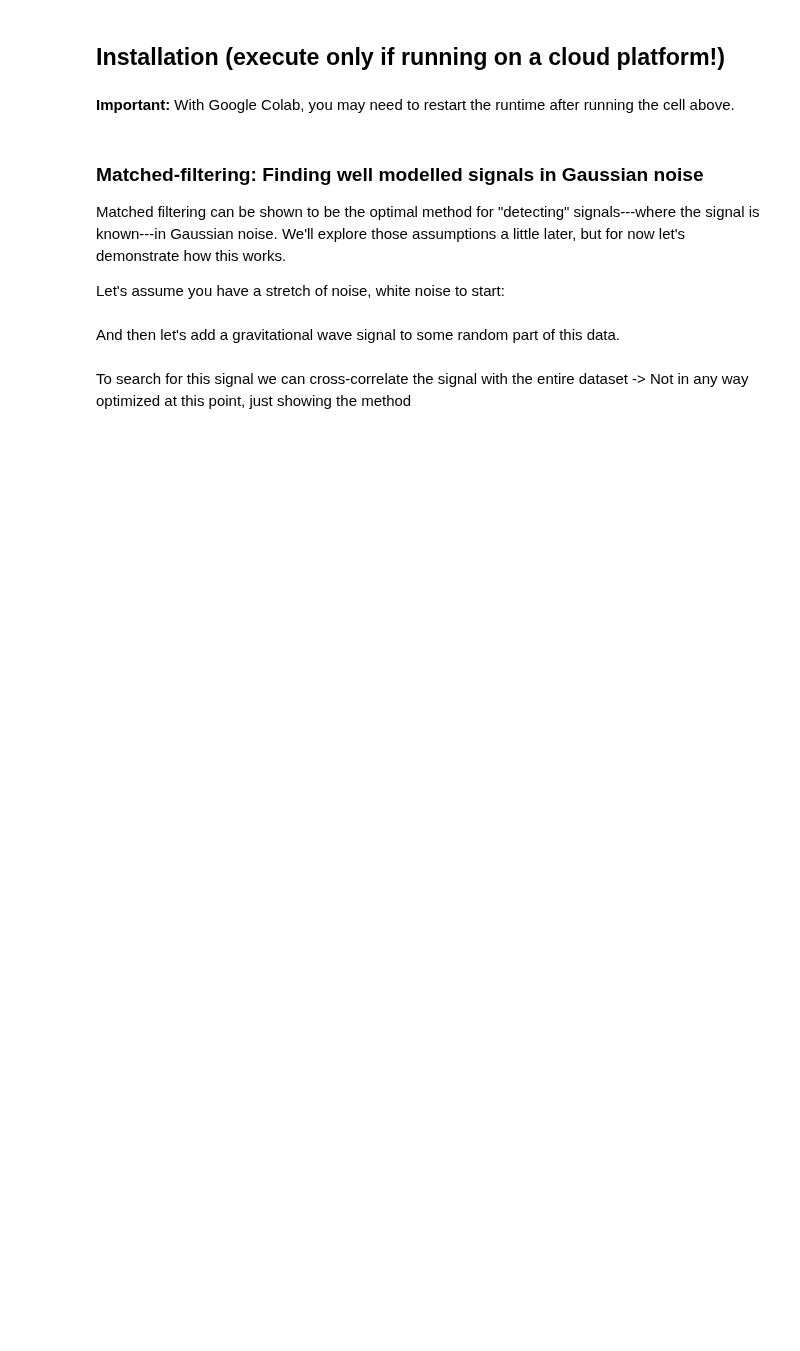
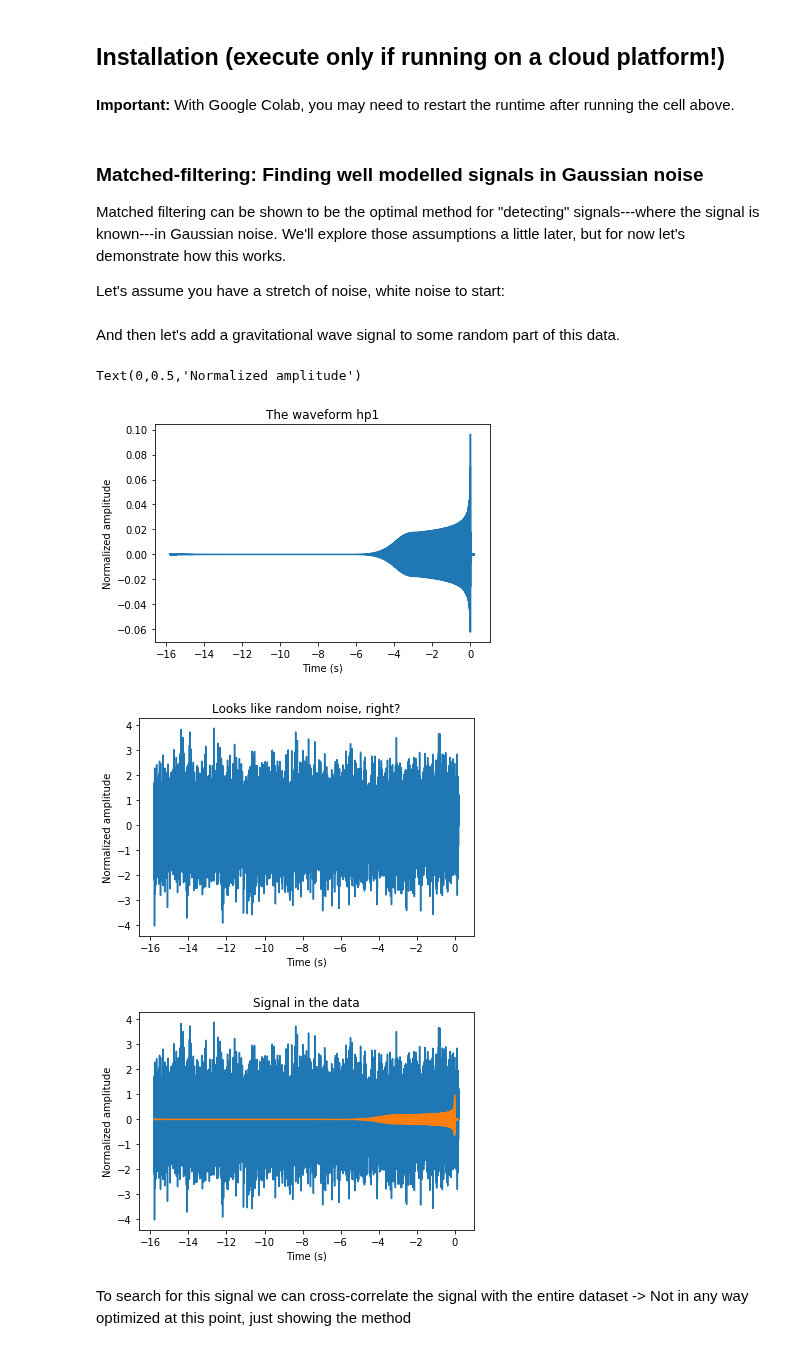
Before and after one commit to gw-odw/odw-2019, a Jupyter notebook: Day_2/Tuto_2.1_Matched_filtering_introduction.ipynb, the cells around one changed output. Cells and saved outputs as stored; diff of their text form; code cells hidden in the pictures; blank space fills up the shorter version.

```diff
--- a/Day_2/Tuto_2.1_Matched_filtering_introduction.ipynb
+++ b/Day_2/Tuto_2.1_Matched_filtering_introduction.ipynb
@@ -67,3 +42,47 @@ pylab.plot(data[waveform_start:waveform_start+len(hp1)], label=apx)
+# %%
+from pycbc.waveform import get_td_waveform
+
+apx = 'IMRPhenomD'
+
+hp1, _ = get_td_waveform(approximant=apx,
+                         mass1=10,
+                         mass2=10,
+                         delta_t=1.0/sample_rate,
+                         f_lower=25)
+
+# The amplitude of gravitational-wave signals is normally of order 1E-20. To demonstrate our method
+# on white noise with amplitude O(1) we normalize our signal so the cross-correlation of the signal with
+# itself will give a value of 1. In this case we can interpret the cross-correlation of the signal with white
+# noise as a signal-to-noise ratio.
+
+hp1 = hp1 / max(numpy.correlate(hp1,hp1, mode='full'))**0.5
+
+pylab.figure()
+pylab.title("The waveform hp1")
+pylab.plot(hp1.sample_times, hp1)
+pylab.xlabel('Time (s)')
+pylab.ylabel('Normalized amplitude')
+
+waveform_start = numpy.random.randint(0, len(data) - len(hp1))
+data[waveform_start:waveform_start+len(hp1)] += 10 * hp1.numpy()
+
+pylab.figure()
+pylab.title("Looks like random noise, right?")
+pylab.plot(hp1.sample_times, data[waveform_start:waveform_start+len(hp1)])
+pylab.xlabel('Time (s)')
+pylab.ylabel('Normalized amplitude')
+
+pylab.figure()
+pylab.title("Signal in the data")
+pylab.plot(hp1.sample_times, data[waveform_start:waveform_start+len(hp1)])
+pylab.plot(hp1.sample_times, 10 * hp1)
+pylab.xlabel('Time (s)')
+pylab.ylabel('Normalized amplitude')
+# %% [output]
+Text(0,0.5,'Normalized amplitude')
+[figure, added]
+[figure, added]
+[figure, added]
 # %% [markdown]
 To search for this signal we can cross-correlate the signal with the entire dataset -> Not in any way optimized at this point, just showing the method
 # %%
```
Also changed, not shown: parts of 4 cells of this notebook.
